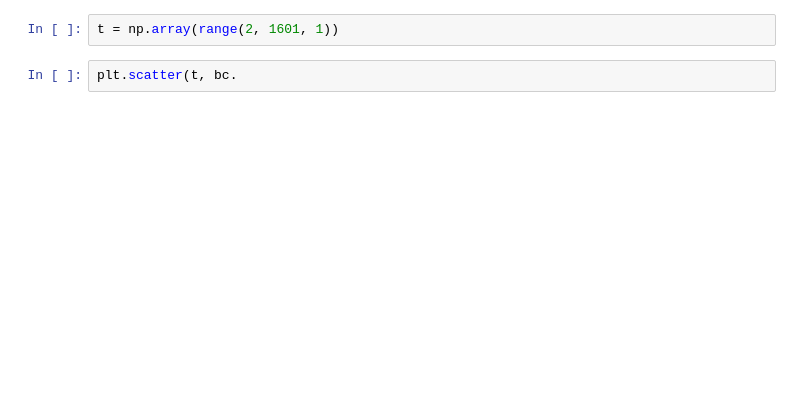
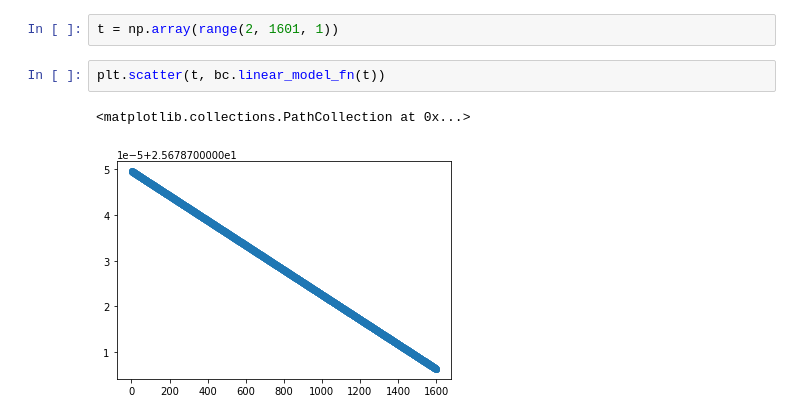
Before and after one commit to skyriver228/PNU-bean-count-night, a Jupyter notebook: main.ipynb, the cells around one changed output. Drawn from its saved outputs; the diff is of its cells as text; blank space fills up the shorter version.

Commit message:
check error of modelResult

```diff
--- a/main.ipynb
+++ b/main.ipynb
@@ -174,4 +195,7 @@ plt.scatter(bc.open_label, o_image_pixel_count_list)
 # %%
 t = np.array(range(2, 1601, 1))
 # %%
-plt.scatter(t, bc.
+plt.scatter(t, bc.linear_model_fn(t))
+# %% [output]
+<matplotlib.collections.PathCollection at 0x...>
+[figure, added]
```
Also changed, not shown: parts of 3 cells of this notebook, 2 other files.
